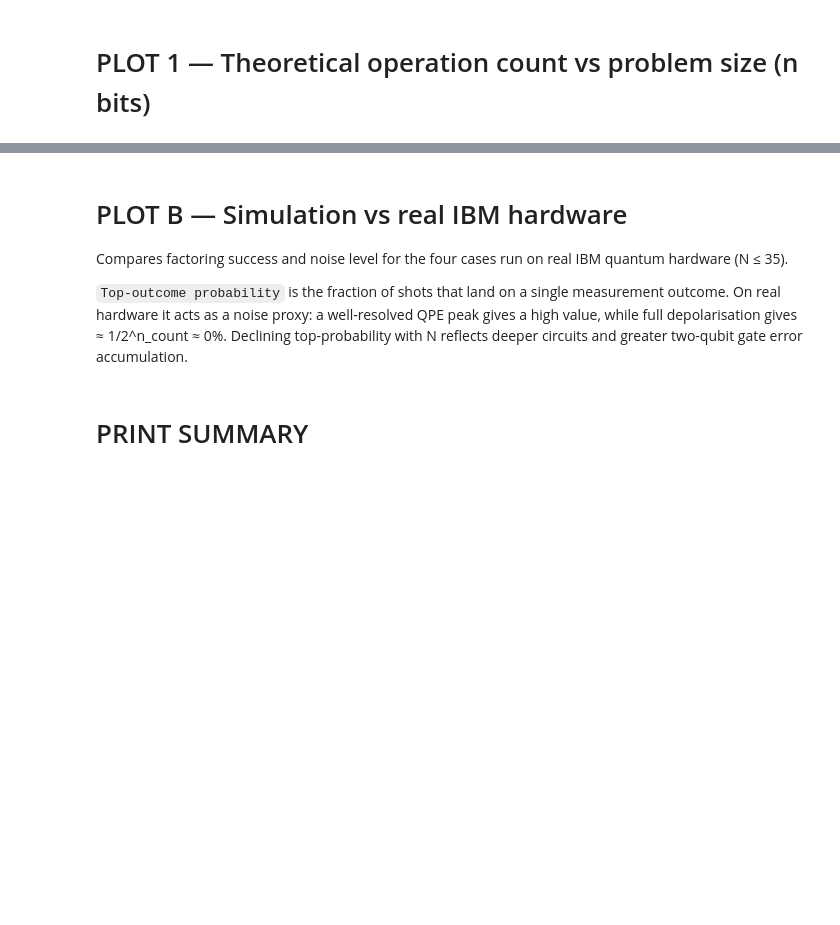
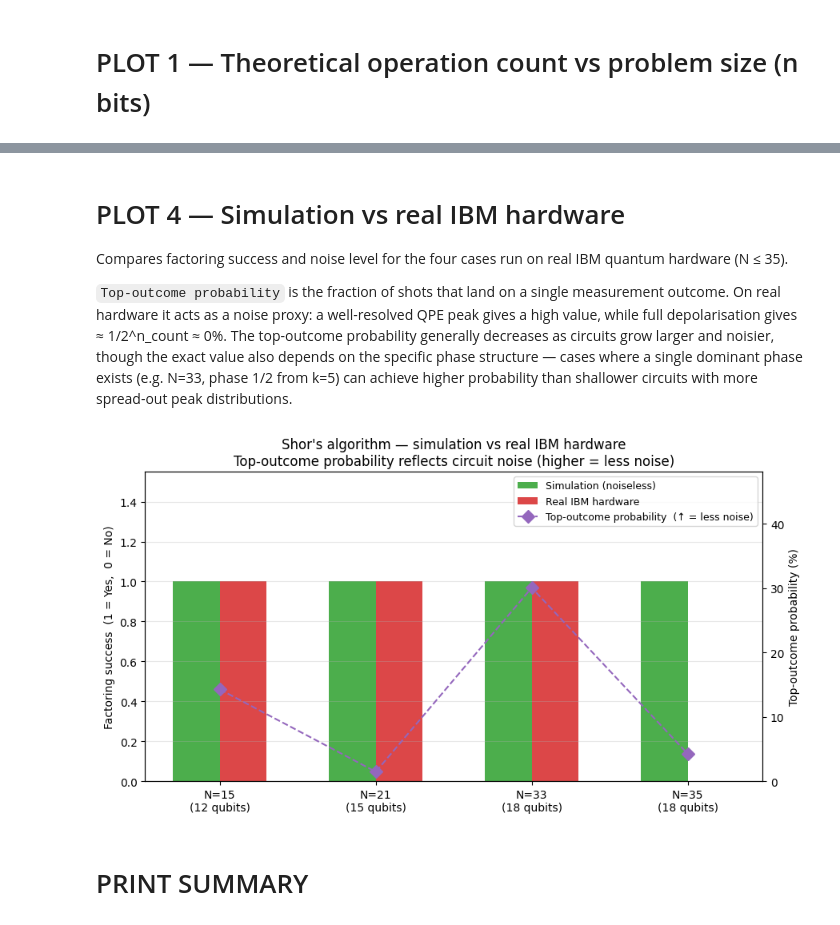
Before and after one commit to peri21/CC-QC-Comparison, a Jupyter notebook: cryptography/factoring/real_shor_comparison.ipynb, the cells around one changed output, grey strips where cells are left out. Drawn from its saved outputs; the diff is of its cells as text; code cells hidden in the pictures; blank space fills up the shorter version.

```diff
--- a/cryptography/factoring/real_shor_comparison.ipynb
+++ b/cryptography/factoring/real_shor_comparison.ipynb
@@ -230,7 +230,7 @@ BENCHMARK_CASES = [
     (143, 2),   # 143 = 11 × 13
     (221, 2),   # 221 = 13 × 17
 ]
-N_COUNT_MULTIPLIER = 2      # n_count = N_COUNT_MULTIPLIER * ceil(log2(N))
+N_COUNT_MULTIPLIER = 2      # n_count = N_COUNT_MULTIPLIER * N.bit_length()
 SHOTS              = 2000   # QPE shots per main run
 RUNS               = 5      # Repeat classical algorithms this many times and average
 
@@ -246,15 +246,14 @@ SIM_MAX_N = 100
 #   N = 33 -> 12 + 6 = 18 qubits   N = 35 -> 12 + 6 = 18 qubits
 REAL_MAX_N = 35   # run real hardware for cases where N <= REAL_MAX_N
 
-# For Plot 3 (success rate vs n_count): N = 33 is used because the main benchmark
-# shows the simulation FAILS at n_count=12 (the standard 2·⌈log₂N⌉).
-# ord_33(2) = 10; the only useful sub-period via continued fractions is r=2 (phase 1/2),
-# which requires the QPE to produce a peak near the 1/2 phase.
-# Sweeping n_count reveals whether the simplified circuit achieves this at any precision.
+# For Plot 2 (success rate vs n_count): N = 33 is used because ord_33(2) = 10,
+# so only the phase k=5 → r=2 branch yields a non-trivial factor.
+# Sweeping n_count shows robustness across precisions below and above the recommended minimum.
 SUCCESS_N          = 33
 SUCCESS_A          = 2
-SUCCESS_N_COUNTS   = list(range(4, 21))     # wider range than default 2·log₂N=12
-SUCCESS_TRIALS     = 50                     # independent runs per n_count value
+SUCCESS_N_COUNTS   = list(range(4, 15))      # covers below and above recommended minimum 2·⌈log₂N⌉=12
+SUCCESS_TRIALS     = 10                      # independent runs per n_count value
+SWEEP_SHOTS        = 500                     # shots used only in the success-rate sweep (noiseless sim)
 
 results = {
     'N':                    [],
@@ -263,9 +262,6 @@ results = {
     'trial_queries':        [],
     'pollard_queries':      [],
     'shor_depth':           [],
-    'trial_time':           [],
-    'pollard_time':         [],
-    'shor_time':            [],
     'shor_correct':         [],
     'shor_real_time_total': [],   # submission → completion (includes queue wait)
     'shor_real_correct':    [],
@@ -580,48 +601,49 @@ plt.show()
 # %% [markdown]
-# PLOT B — Simulation vs real IBM hardware
+# PLOT 4 — Simulation vs real IBM hardware
 
 Compares factoring success and noise level for the four cases run on real IBM quantum hardware (N ≤ 35).
 
-`Top-outcome probability` is the fraction of shots that land on a single measurement outcome. On real hardware it acts as a noise proxy: a well-resolved QPE peak gives a high value, while full depolarisation gives ≈ 1/2^n_count ≈ 0%. Declining top-probability with N reflects deeper circuits and greater two-qubit gate error accumulation.
+`Top-outcome probability` is the fraction of shots that land on a single measurement outcome. On real hardware it acts as a noise proxy: a well-resolved QPE peak gives a high value, while full depolarisation gives ≈ 1/2^n_count ≈ 0%. The top-outcome probability generally decreases as circuits grow larger and noisier, though the exact value also depends on the specific phase structure — cases where a single dominant phase exists (e.g. N=33, phase 1/2 from k=5) can achieve higher probability than shallower circuits with more spread-out peak distributions.
 # %%
-# Plot B — Simulation vs real IBM hardware: success and top-outcome probability (noise proxy)
+# Plot 4 — Simulation vs real IBM hardware: success and top-outcome probability (noise proxy)
 real_idx   = [i for i in range(len(results['N'])) if results['shor_real_ran'][i]]
-real_N_B   = [results['N'][i]                      for i in real_idx]
 sim_ok_B   = [int(results['shor_correct'][i])      for i in real_idx]
 real_ok_B  = [int(results['shor_real_correct'][i]) for i in real_idx]
 top_prob_B = [results['shor_real_top_prob'][i] * 100 for i in real_idx]
 
-x_B   = np.arange(len(real_N_B))
+x_B   = np.arange(len(real_idx))
 width = 0.3
 
 fig, ax1 = plt.subplots(figsize=(9, 5))
 
 ax1.bar(x_B - width / 2, sim_ok_B,  width, color='tab:green', alpha=0.85, label='Simulation (noiseless)')
 ax1.bar(x_B + width / 2, real_ok_B, width, color='tab:red',   alpha=0.85, label='Real IBM hardware')
 ax1.set_ylabel('Factoring success  (1 = Yes,  0 = No)')
 ax1.set_ylim(0, 1.55)
 ax1.set_xticks(x_B)
 ax1.set_xticklabels([
     f"N={results['N'][i]}\n({results['n_count'][i] + results['n_bits'][i]} qubits)"
     for i in real_idx
 ])
 
 ax2 = ax1.twinx()
 ax2.plot(x_B, top_prob_B, 'D--', color='tab:purple', markersize=8,
          label='Top-outcome probability  (↑ = less noise)')
 ax2.set_ylabel('Top-outcome probability (%)')
-ax2.set_ylim(0, max(top_prob_B) * 2.5 + 0.5)
+ax2.set_ylim(0, max(top_prob_B) * 1.6)
 
 lines1, lbl1 = ax1.get_legend_handles_labels()
 lines2, lbl2 = ax2.get_legend_handles_labels()
 ax1.legend(lines1 + lines2, lbl1 + lbl2, loc='upper right', fontsize=9)
 ax1.set_title(
     "Shor's algorithm — simulation vs real IBM hardware\n"
-    'Top-outcome probability drops with circuit size  (noise proxy)'
+    'Top-outcome probability reflects circuit noise (higher = less noise)'
 )
 ax1.grid(True, axis='y', alpha=0.3)
 plt.tight_layout()
 plt.show()
+# %% [output]
+[figure, added]
 # %% [markdown]
 # PRINT SUMMARY
 # %%
```
Also changed, not shown: parts of 9 cells of this notebook.
